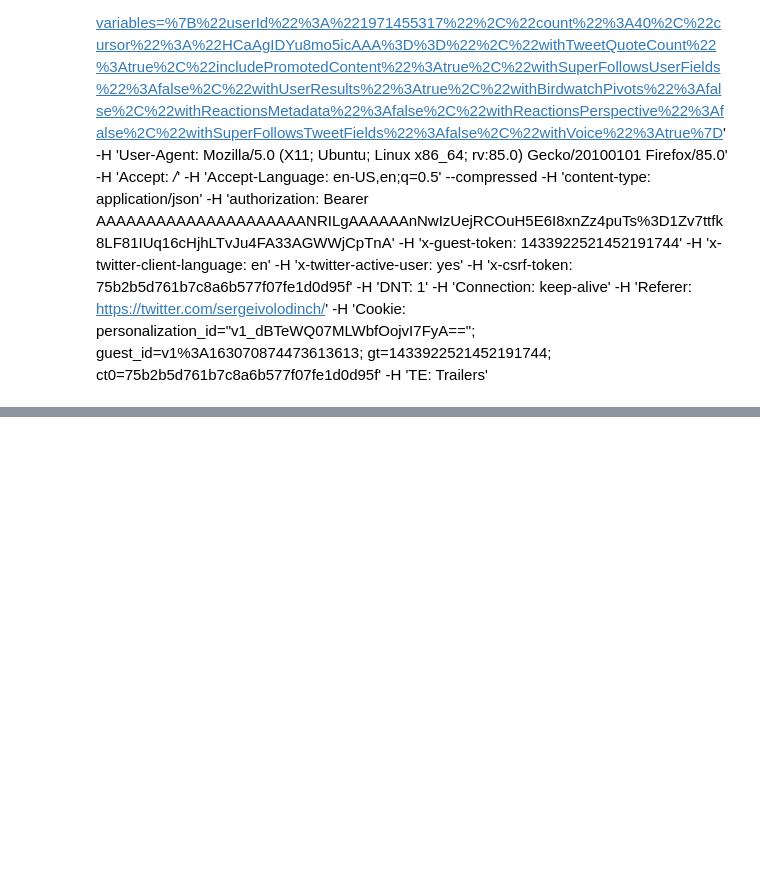
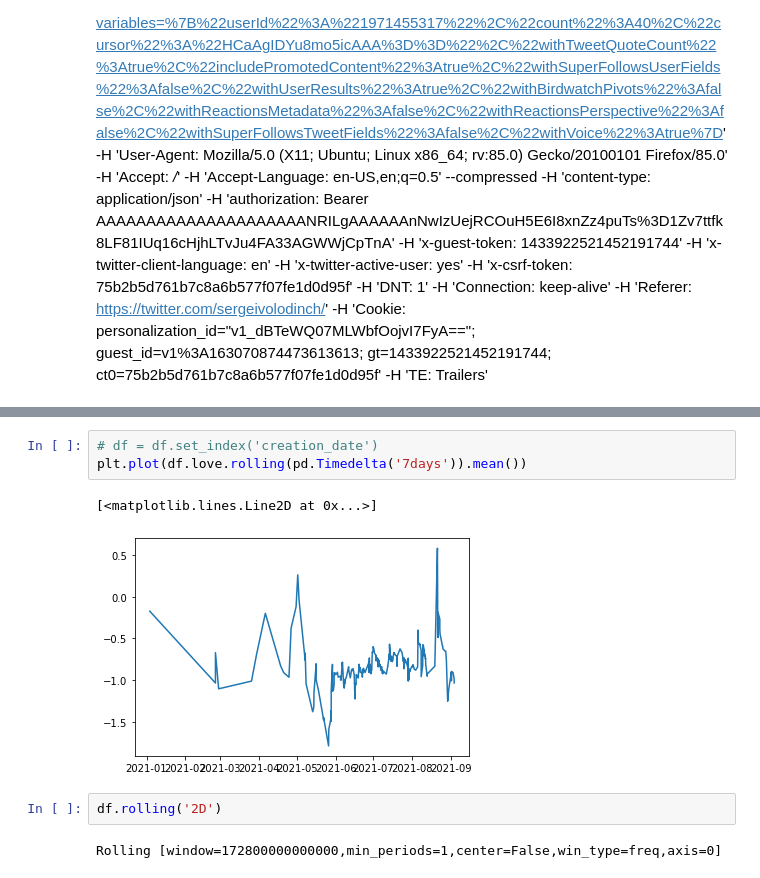
Before and after one commit to sergia-ch/twitter-emotions-friend, a Jupyter notebook: tweets-emotions-chart.ipynb, the cells around one changed output, grey strips where cells are left out. Saved outputs shown, nothing was run; the diff lists cells and outputs as text; blank space fills up the shorter version.

```diff
--- a/tweets-emotions-chart.ipynb
+++ b/tweets-emotions-chart.ipynb
@@ -192,0 +311,10 @@ plt.plot(df.creation_date)
+# %%
+# df = df.set_index('creation_date')
+plt.plot(df.love.rolling(pd.Timedelta('7days')).mean())
+# %% [output]
+[<matplotlib.lines.Line2D at 0x...>]
+[figure, added]
+# %%
+df.rolling('2D')
+# %% [output]
+Rolling [window=172800000000000,min_periods=1,center=False,win_type=freq,axis=0]
```
Also changed, not shown: parts of 22 cells of this notebook.
